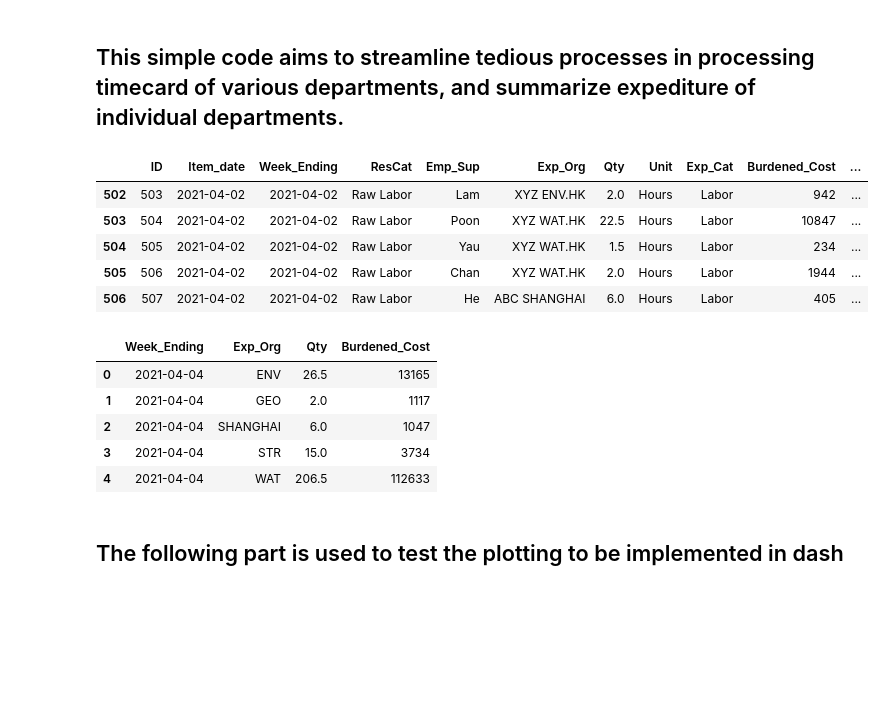
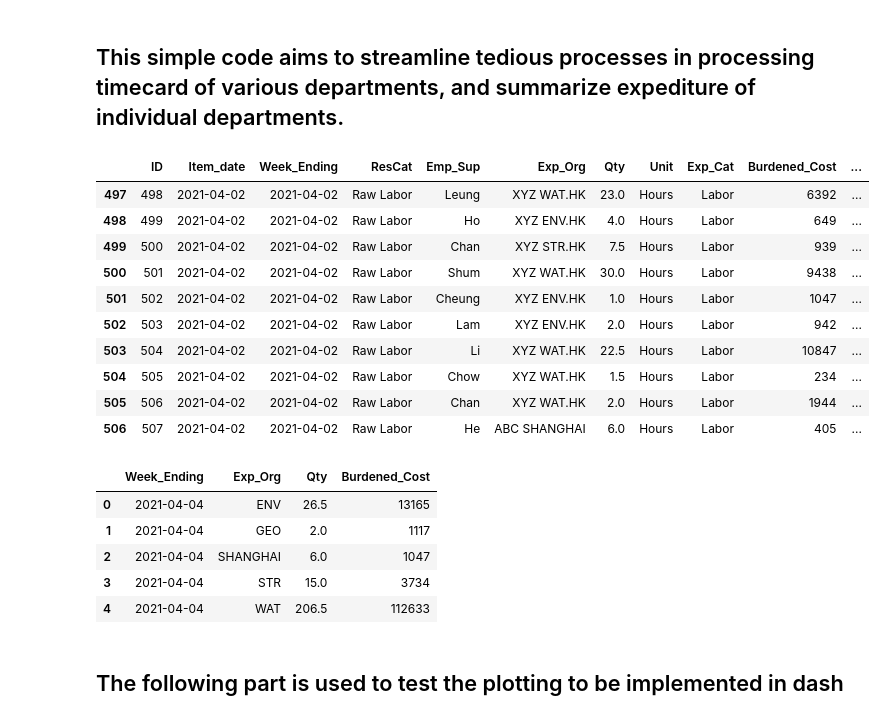
Before and after one commit to justinchan114/Project_cost_management_dash, a Jupyter notebook: Timecard_Dash.ipynb, the cells around one changed output. Cells and saved outputs as stored; diff of their text form; code cells hidden in the pictures; blank space fills up the shorter version.

```diff
--- a/Timecard_Dash.ipynb
+++ b/Timecard_Dash.ipynb
@@ -12,12 +12,17 @@ from plotly.subplots import make_subplots
 # %%
 df = pd.read_excel('Timecard_example.xlsx')
 # %%
-df.tail()
+df.tail(10)
 # %% [output]
 |  | ID | Item_date | Week_Ending | ResCat | Emp_Sup | Exp_Org | Qty | Unit | Exp_Cat | Burdened_Cost | ... |
+| 497 | 498 | 2021-04-02 | 2021-04-02 | Raw Labor | Leung | XYZ WAT.HK | 23.0 | Hours | Labor | 6392 | ... |
+| 498 | 499 | 2021-04-02 | 2021-04-02 | Raw Labor | Ho | XYZ ENV.HK | 4.0 | Hours | Labor | 649 | ... |
+| 499 | 500 | 2021-04-02 | 2021-04-02 | Raw Labor | Chan | XYZ STR.HK | 7.5 | Hours | Labor | 939 | ... |
+| 500 | 501 | 2021-04-02 | 2021-04-02 | Raw Labor | Shum | XYZ WAT.HK | 30.0 | Hours | Labor | 9438 | ... |
+| 501 | 502 | 2021-04-02 | 2021-04-02 | Raw Labor | Cheung | XYZ ENV.HK | 1.0 | Hours | Labor | 1047 | ... |
 | 502 | 503 | 2021-04-02 | 2021-04-02 | Raw Labor | Lam | XYZ ENV.HK | 2.0 | Hours | Labor | 942 | ... |
-| 503 | 504 | 2021-04-02 | 2021-04-02 | Raw Labor | Poon | XYZ WAT.HK | 22.5 | Hours | Labor | 10847 | ... |
-| 504 | 505 | 2021-04-02 | 2021-04-02 | Raw Labor | Yau | XYZ WAT.HK | 1.5 | Hours | Labor | 234 | ... |
+| 503 | 504 | 2021-04-02 | 2021-04-02 | Raw Labor | Li | XYZ WAT.HK | 22.5 | Hours | Labor | 10847 | ... |
+| 504 | 505 | 2021-04-02 | 2021-04-02 | Raw Labor | Chow | XYZ WAT.HK | 1.5 | Hours | Labor | 234 | ... |
 | 505 | 506 | 2021-04-02 | 2021-04-02 | Raw Labor | Chan | XYZ WAT.HK | 2.0 | Hours | Labor | 1944 | ... |
 | 506 | 507 | 2021-04-02 | 2021-04-02 | Raw Labor | He | ABC SHANGHAI | 6.0 | Hours | Labor | 405 | ... |
 # %%
@@ -31,17 +36,17 @@ for dept_full in dept_full_list:
     dept = dept_full.split()[1]
     dept_list.append(dept.split('.')[0])
 df['Exp_Org'] = dept_list
-# %%
-#Group expenditure by department in each week
-df_dept_exp = df.groupby([pd.Grouper(key='Week_Ending', freq="1W"),'Exp_Org'])[['Qty','Burdened_Cost']].sum().reset_index()
-df_dept_exp.head()
-# %% [output]
-|  | Week_Ending | Exp_Org | Qty | Burdened_Cost |
-| 0 | 2021-04-04 | ENV | 26.5 | 13165 |
-| 1 | 2021-04-04 | GEO | 2.0 | 1117 |
-| 2 | 2021-04-04 | SHANGHAI | 6.0 | 1047 |
-| 3 | 2021-04-04 | STR | 15.0 | 3734 |
-| 4 | 2021-04-04 | WAT | 206.5 | 112633 |
+# %%
+###### Group expenditure by department in each week
+df_dept_exp = df.groupby([pd.Grouper(key='Week_Ending', freq="1W"),'Exp_Org'])[['Qty','Burdened_Cost']].sum().reset_index()
+df_dept_exp.head()
+# %% [output]
+|  | Week_Ending | Exp_Org | Qty | Burdened_Cost |
+| 0 | 2021-04-04 | ENV | 26.5 | 13165 |
+| 1 | 2021-04-04 | GEO | 2.0 | 1117 |
+| 2 | 2021-04-04 | SHANGHAI | 6.0 | 1047 |
+| 3 | 2021-04-04 | STR | 15.0 | 3734 |
+| 4 | 2021-04-04 | WAT | 206.5 | 112633 |
 # %%
 #Extracting the first week and last week from the data set df_dept_exp
 min_date = df_dept_exp['Week_Ending'].min().date()
```
Also changed, not shown: parts of 4 cells of this notebook, 2 other files.
